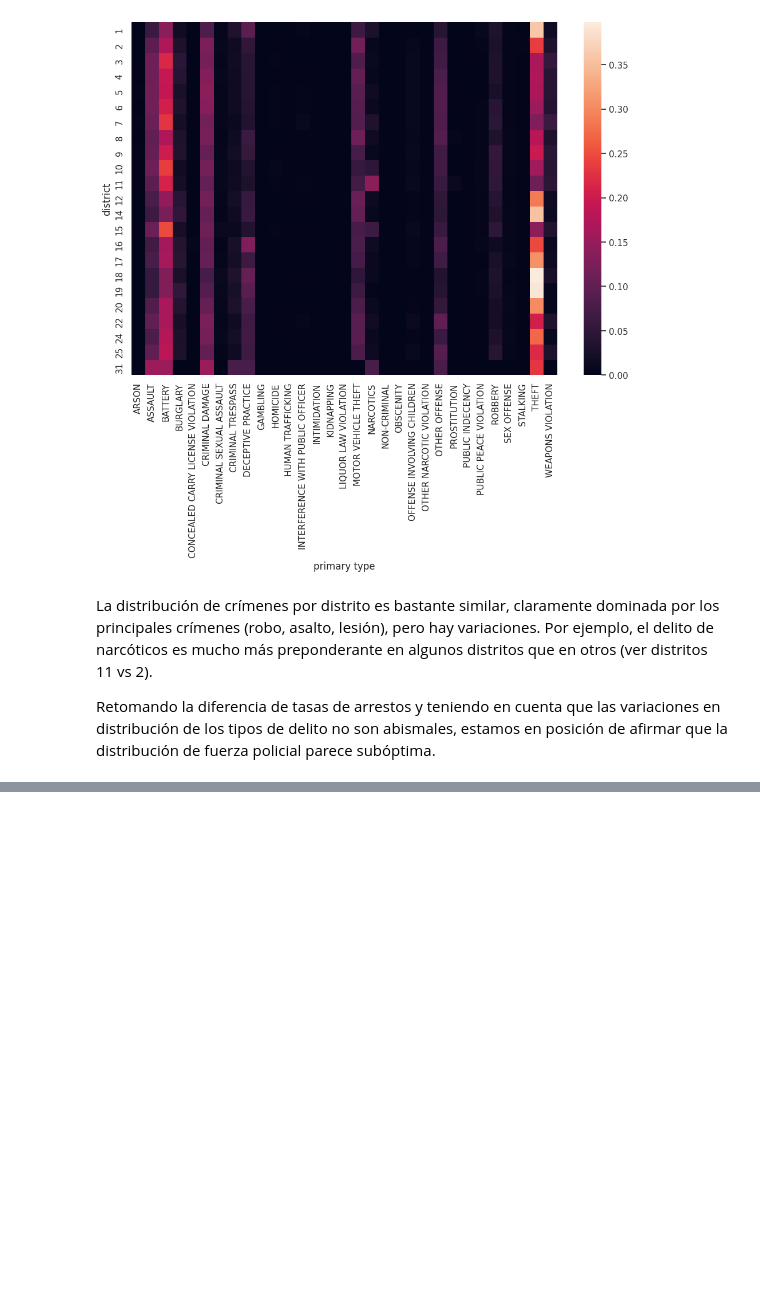
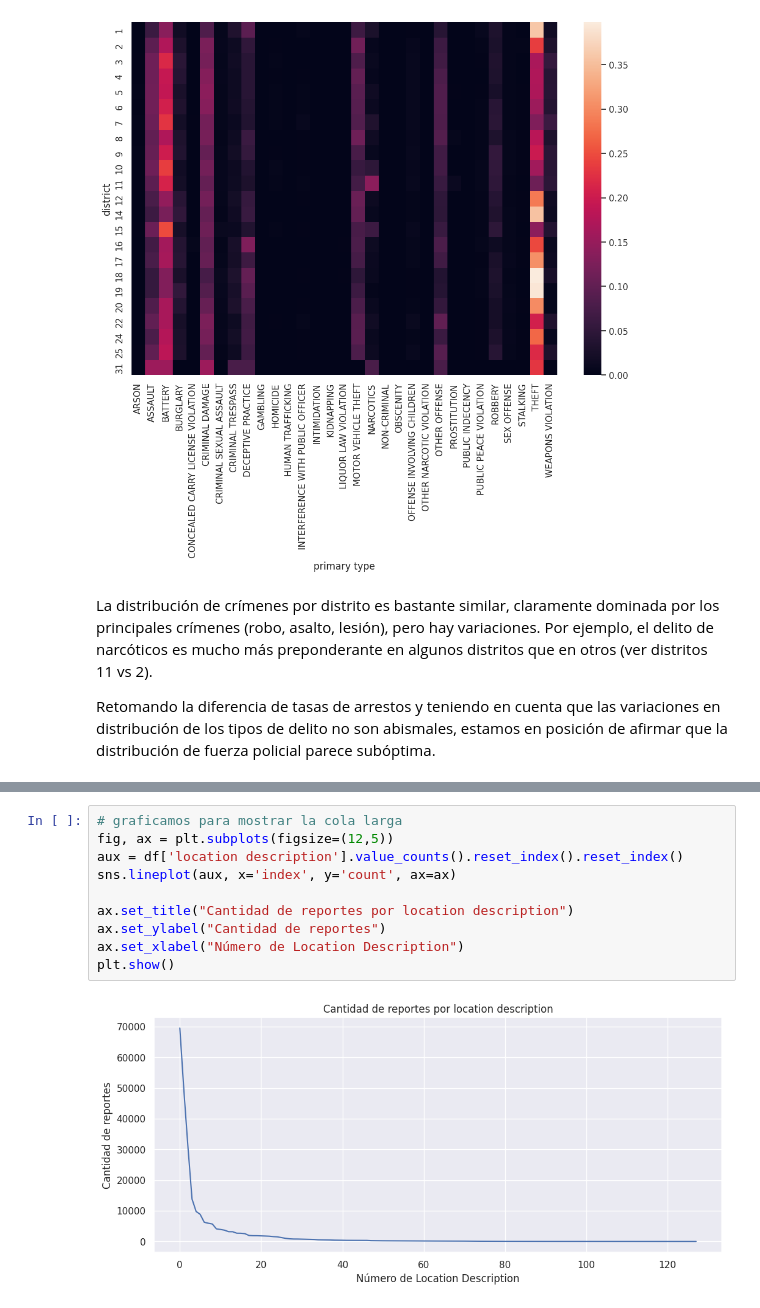
Before and after one commit to mbarquienero/Analisis_de_datos, a Jupyter notebook: chicago_crimenes.ipynb, the cells around one changed output, grey strips where cells are left out. Cells and saved outputs as stored; diff of their text form; blank space fills up the shorter version.

```diff
--- a/chicago_crimenes.ipynb
+++ b/chicago_crimenes.ipynb
@@ -2072,0 +1790,12 @@ Este gráfico muestra los crímenes por mes durante 2024, pero **no se puede obs
+# %%
+# graficamos para mostrar la cola larga
+fig, ax = plt.subplots(figsize=(12,5))
+aux = df['location description'].value_counts().reset_index().reset_index()
+sns.lineplot(aux, x='index', y='count', ax=ax)
+
+ax.set_title("Cantidad de reportes por location description")
+ax.set_ylabel("Cantidad de reportes")
+ax.set_xlabel("Número de Location Description")
+plt.show()
+# %% [output]
+[figure, added]
```
Also changed, not shown: parts of 55 cells of this notebook.
